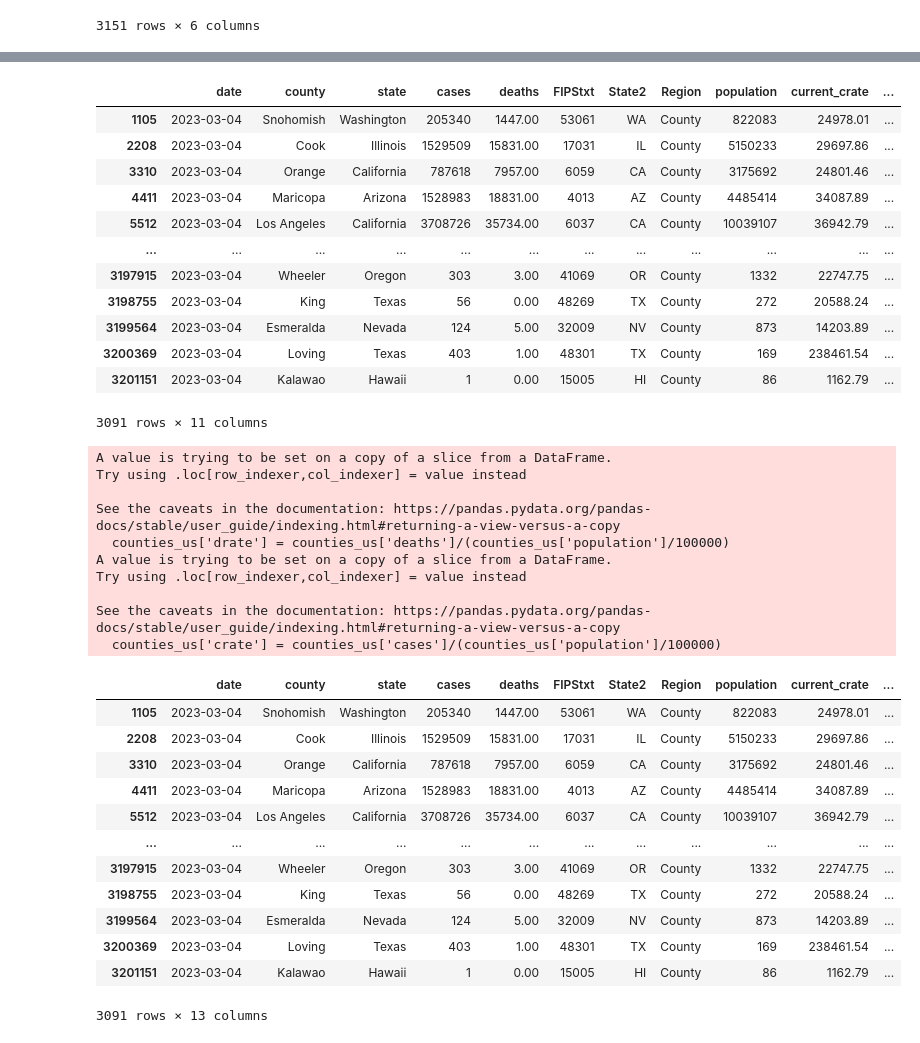
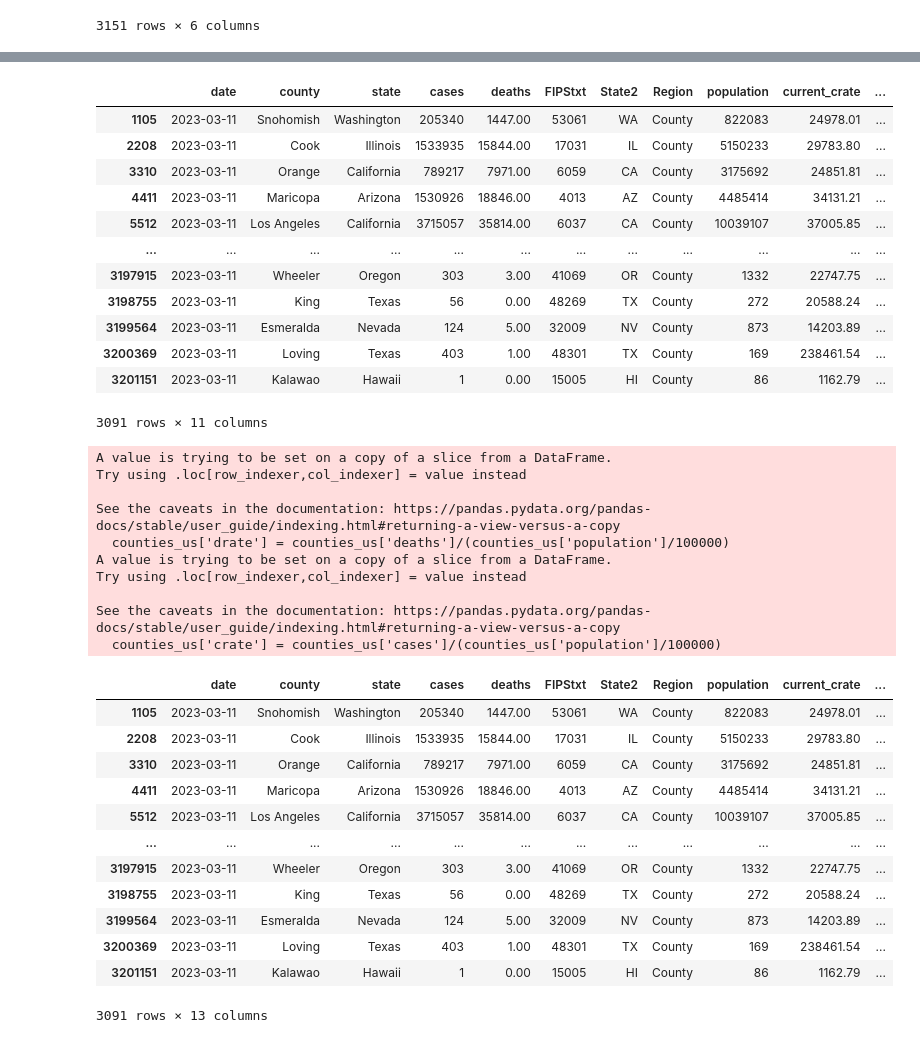
Before and after one commit to menlodoug/covid_crunching, a Jupyter notebook: pandas/COVID_USA.ipynb, the cells around one changed output, grey strips where cells are left out. Saved outputs shown, nothing was run; the diff lists cells and outputs as text; code cells hidden in the pictures.

```diff
--- a/pandas/COVID_USA.ipynb
+++ b/pandas/COVID_USA.ipynb
@@ -106,21 +106,21 @@ counties
 # %%
 # Isolate data from most current day.
 
-counties_us = counties[(counties['date'] == '2023-03-04') & (counties['Region'] == 'County')]
+counties_us = counties[(counties['date'] == '2023-03-11') & (counties['Region'] == 'County')]
 counties_us
 # %% [output]
 |  | date | county | state | cases | deaths | FIPStxt | State2 | Region | population | current_crate | ... |
-| 1105 | 2023-03-04 | Snohomish | Washington | 205340 | 1447.00 | 53061 | WA | County | 822083 | 24978.01 | ... |
-| 2208 | 2023-03-04 | Cook | Illinois | 1529509 | 15831.00 | 17031 | IL | County | 5150233 | 29697.86 | ... |
-| 3310 | 2023-03-04 | Orange | California | 787618 | 7957.00 | 6059 | CA | County | 3175692 | 24801.46 | ... |
-| 4411 | 2023-03-04 | Maricopa | Arizona | 1528983 | 18831.00 | 4013 | AZ | County | 4485414 | 34087.89 | ... |
-| 5512 | 2023-03-04 | Los Angeles | California | 3708726 | 35734.00 | 6037 | CA | County | 10039107 | 36942.79 | ... |
+| 1105 | 2023-03-11 | Snohomish | Washington | 205340 | 1447.00 | 53061 | WA | County | 822083 | 24978.01 | ... |
+| 2208 | 2023-03-11 | Cook | Illinois | 1533935 | 15844.00 | 17031 | IL | County | 5150233 | 29783.80 | ... |
+| 3310 | 2023-03-11 | Orange | California | 789217 | 7971.00 | 6059 | CA | County | 3175692 | 24851.81 | ... |
+| 4411 | 2023-03-11 | Maricopa | Arizona | 1530926 | 18846.00 | 4013 | AZ | County | 4485414 | 34131.21 | ... |
+| 5512 | 2023-03-11 | Los Angeles | California | 3715057 | 35814.00 | 6037 | CA | County | 10039107 | 37005.85 | ... |
 | ... | ... | ... | ... | ... | ... | ... | ... | ... | ... | ... | ... |
-| 3197915 | 2023-03-04 | Wheeler | Oregon | 303 | 3.00 | 41069 | OR | County | 1332 | 22747.75 | ... |
-| 3198755 | 2023-03-04 | King | Texas | 56 | 0.00 | 48269 | TX | County | 272 | 20588.24 | ... |
-| 3199564 | 2023-03-04 | Esmeralda | Nevada | 124 | 5.00 | 32009 | NV | County | 873 | 14203.89 | ... |
-| 3200369 | 2023-03-04 | Loving | Texas | 403 | 1.00 | 48301 | TX | County | 169 | 238461.54 | ... |
-| 3201151 | 2023-03-04 | Kalawao | Hawaii | 1 | 0.00 | 15005 | HI | County | 86 | 1162.79 | ... |
+| 3197915 | 2023-03-11 | Wheeler | Oregon | 303 | 3.00 | 41069 | OR | County | 1332 | 22747.75 | ... |
+| 3198755 | 2023-03-11 | King | Texas | 56 | 0.00 | 48269 | TX | County | 272 | 20588.24 | ... |
+| 3199564 | 2023-03-11 | Esmeralda | Nevada | 124 | 5.00 | 32009 | NV | County | 873 | 14203.89 | ... |
+| 3200369 | 2023-03-11 | Loving | Texas | 403 | 1.00 | 48301 | TX | County | 169 | 238461.54 | ... |
+| 3201151 | 2023-03-11 | Kalawao | Hawaii | 1 | 0.00 | 15005 | HI | County | 86 | 1162.79 | ... |
 3091 rows × 11 columns
 # %%
 # Create up to date rates so rankings can be performed using the latest data.
@@ -141,17 +141,17 @@ Try using .loc[row_indexer,col_indexer] = value instead
 See the caveats in the documentation: https://pandas.pydata.org/pandas-docs/stable/user_guide/indexing.html#returning-a-view-versus-a-copy
   counties_us['crate'] = counties_us['cases']/(counties_us['population']/100000)
 |  | date | county | state | cases | deaths | FIPStxt | State2 | Region | population | current_crate | ... |
-| 1105 | 2023-03-04 | Snohomish | Washington | 205340 | 1447.00 | 53061 | WA | County | 822083 | 24978.01 | ... |
-| 2208 | 2023-03-04 | Cook | Illinois | 1529509 | 15831.00 | 17031 | IL | County | 5150233 | 29697.86 | ... |
-| 3310 | 2023-03-04 | Orange | California | 787618 | 7957.00 | 6059 | CA | County | 3175692 | 24801.46 | ... |
-| 4411 | 2023-03-04 | Maricopa | Arizona | 1528983 | 18831.00 | 4013 | AZ | County | 4485414 | 34087.89 | ... |
-| 5512 | 2023-03-04 | Los Angeles | California | 3708726 | 35734.00 | 6037 | CA | County | 10039107 | 36942.79 | ... |
+| 1105 | 2023-03-11 | Snohomish | Washington | 205340 | 1447.00 | 53061 | WA | County | 822083 | 24978.01 | ... |
+| 2208 | 2023-03-11 | Cook | Illinois | 1533935 | 15844.00 | 17031 | IL | County | 5150233 | 29783.80 | ... |
+| 3310 | 2023-03-11 | Orange | California | 789217 | 7971.00 | 6059 | CA | County | 3175692 | 24851.81 | ... |
+| 4411 | 2023-03-11 | Maricopa | Arizona | 1530926 | 18846.00 | 4013 | AZ | County | 4485414 | 34131.21 | ... |
+| 5512 | 2023-03-11 | Los Angeles | California | 3715057 | 35814.00 | 6037 | CA | County | 10039107 | 37005.85 | ... |
 | ... | ... | ... | ... | ... | ... | ... | ... | ... | ... | ... | ... |
-| 3197915 | 2023-03-04 | Wheeler | Oregon | 303 | 3.00 | 41069 | OR | County | 1332 | 22747.75 | ... |
-| 3198755 | 2023-03-04 | King | Texas | 56 | 0.00 | 48269 | TX | County | 272 | 20588.24 | ... |
-| 3199564 | 2023-03-04 | Esmeralda | Nevada | 124 | 5.00 | 32009 | NV | County | 873 | 14203.89 | ... |
-| 3200369 | 2023-03-04 | Loving | Texas | 403 | 1.00 | 48301 | TX | County | 169 | 238461.54 | ... |
-| 3201151 | 2023-03-04 | Kalawao | Hawaii | 1 | 0.00 | 15005 | HI | County | 86 | 1162.79 | ... |
+| 3197915 | 2023-03-11 | Wheeler | Oregon | 303 | 3.00 | 41069 | OR | County | 1332 | 22747.75 | ... |
+| 3198755 | 2023-03-11 | King | Texas | 56 | 0.00 | 48269 | TX | County | 272 | 20588.24 | ... |
+| 3199564 | 2023-03-11 | Esmeralda | Nevada | 124 | 5.00 | 32009 | NV | County | 873 | 14203.89 | ... |
+| 3200369 | 2023-03-11 | Loving | Texas | 403 | 1.00 | 48301 | TX | County | 169 | 238461.54 | ... |
+| 3201151 | 2023-03-11 | Kalawao | Hawaii | 1 | 0.00 | 15005 | HI | County | 86 | 1162.79 | ... |
 3091 rows × 13 columns
 # %%
 # Create ranking of infection rates by county for each state
```
Also changed, not shown: parts of 13 cells of this notebook, 32 other files.
